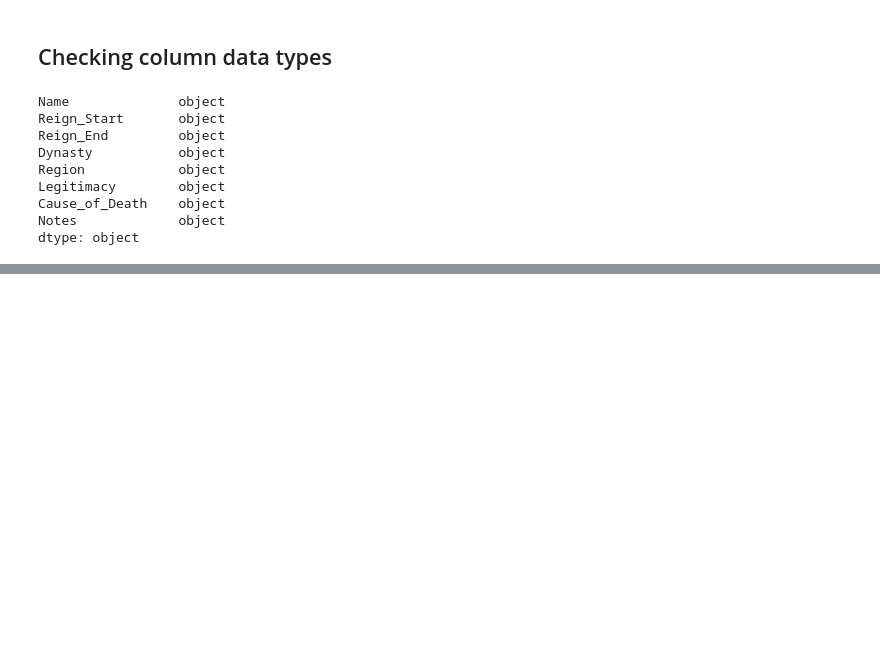
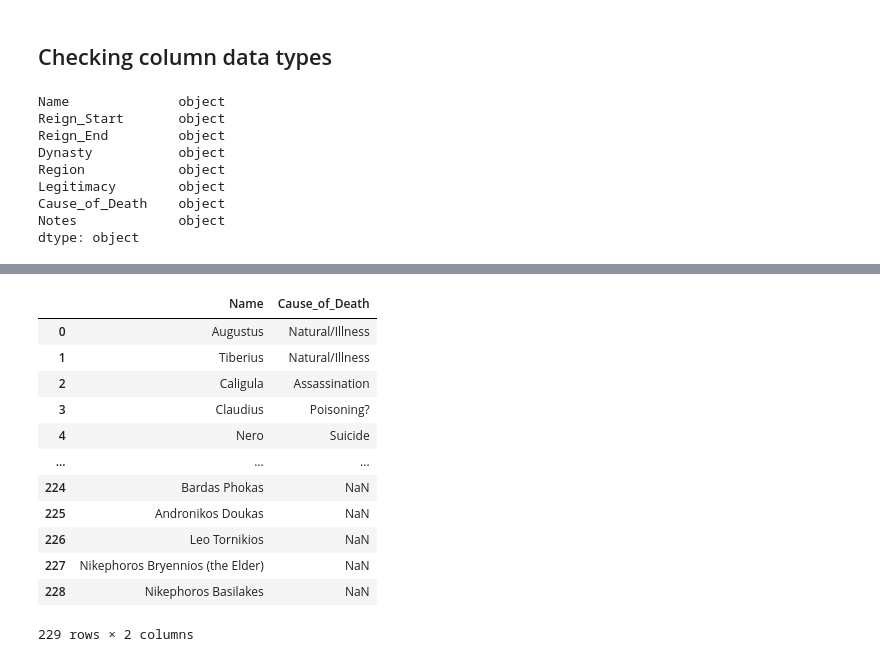
Before and after one commit to fpasquinisantos/data202, a Jupyter notebook: 01wrangling/wr01_dataframes.ipynb, the cells around one changed output, grey strips where cells are left out. Saved outputs shown, nothing was run; the diff lists cells and outputs as text; code cells hidden in the pictures; blank space fills up the shorter version.

```diff
--- a/01wrangling/wr01_dataframes.ipynb
+++ b/01wrangling/wr01_dataframes.ipynb
@@ -311,0 +332,12 @@ dtype: object
+# %%
+emperors = pd.read_csv(
+    "../datasets/roman_emperors.csv",
+    dtype={
+        "Name": "string",
+        "Reign_Start": "string",   # keep messy years as text
+        "Reign_End": "string",
+        "Dynasty": "string",
+        "Region": "string",
+        "Legitimacy": "string",
+    }
+)
@@ -332,0 +353,2 @@ Careful when modifying dataframe
+# %%
+emperors["Cause_of_Death"] = emperors["Cause_of_Death"].fillna("Unknown")
@@ -332,0 +357,2 @@ Careful when modifying dataframe
+# %%
+emperors.dropna(subset=["Reign_End_Year"], inplace=True)
@@ -332,0 +384,16 @@ Careful when modifying dataframe
+# %%
+emperors[["Name","Cause_of_Death"]]
+# %% [output]
+|  | Name | Cause_of_Death |
+| 0 | Augustus | Natural/Illness |
+| 1 | Tiberius | Natural/Illness |
+| 2 | Caligula | Assassination |
+| 3 | Claudius | Poisoning? |
+| 4 | Nero | Suicide |
+| ... | ... | ... |
+| 224 | Bardas Phokas | NaN |
+| 225 | Andronikos Doukas | NaN |
+| 226 | Leo Tornikios | NaN |
+| 227 | Nikephoros Bryennios (the Elder) | NaN |
+| 228 | Nikephoros Basilakes | NaN |
+229 rows × 2 columns
```
Also changed, not shown: parts of 24 cells of this notebook, 2 other files.
